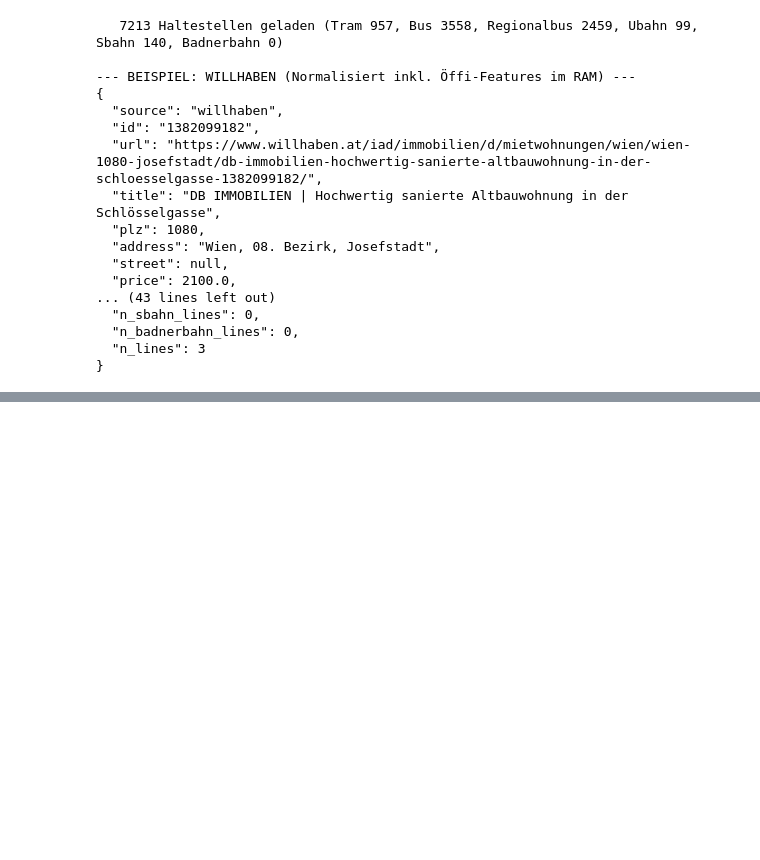
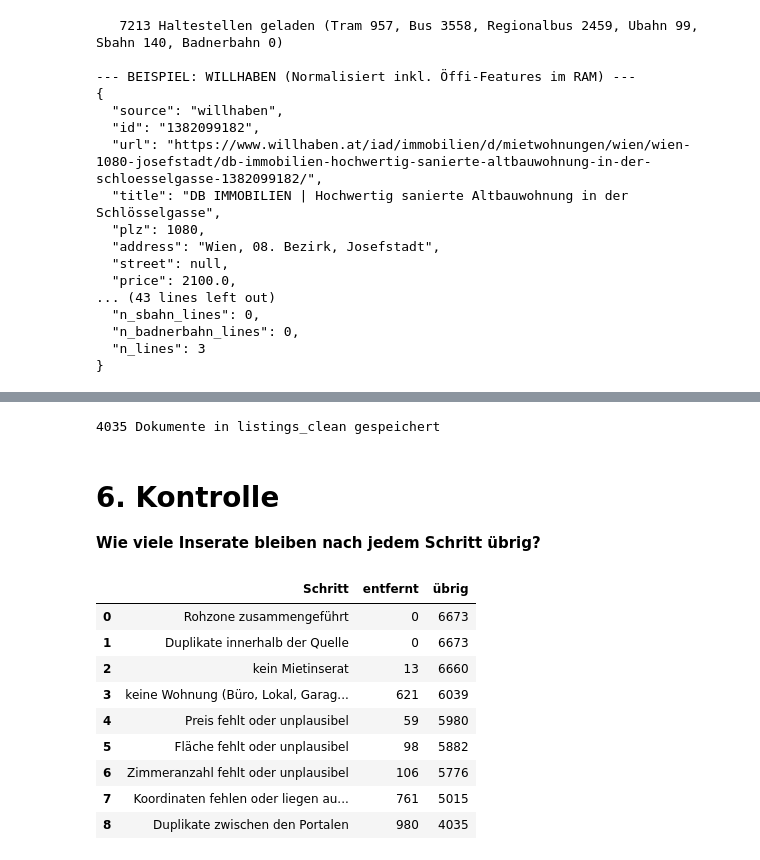
Before and after one commit to Koalabot95/BigDataProjekt, a Jupyter notebook: notebooks/02_data_storage_layer.ipynb, the cells around one changed output, grey strips where cells are left out. Drawn from its saved outputs; the diff is of its cells as text; code cells hidden in the pictures; blank space fills up the shorter version.

```diff
--- a/notebooks/02_data_storage_layer.ipynb
+++ b/notebooks/02_data_storage_layer.ipynb
@@ -293,7 +349,7 @@ def norm_willhaben(r):
         price_val = 0
 
     #Anbieter-Flags definieren
-    is_private = safe_flag(r.get("isPrivate"))
+    is_private = safe_flag(r.get("isprivate"))
     is_commercial = 1 - is_private
     has_rent_key = "rent/per_month_lettings" in r or (0 < price_val < 50000)
     is_rent = 1 if ("/mietwohnungen/" in seo_url_lower or has_rent_key) else 0
@@ -609,0 +772,18 @@ print_first_valid_with_oeffi("immoscout24", db["raw_immoscout24"], norm_immoscou
+# %%
+def build_records():
+    """Liest die Rohzone aus MongoDB und bringt jedes Inserat auf das gemeinsame Schema."""
+    stats = {"kein_rent": 0, "projekt": 0}
+    records = []
+    for source, cfg in SOURCES.items():
+        for doc in db[cfg["collection"]].find({}):
+            rec = norm_willhaben(doc) if source == "willhaben" else norm_immoscout(doc, stats)
+            if rec:
+                rec.update(first_seen=doc.get("first_seen"), last_seen=doc.get("last_seen"), status=doc.get("status"))
+                records.append(rec)
+    print(f"ImmoScout24: {stats['kein_rent']} Nicht-Miet-Inserate und {stats['projekt']} Bauprojekte schon beim Normalisieren aussortiert")
+    return records
+
+
+df = pd.DataFrame(build_records())
+print(f"{len(df)} Inserate aus der Rohzone zusammengeführt")
+print(df.groupby("source")["id"].count().to_string())
@@ -609,0 +992,35 @@ print_first_valid_with_oeffi("immoscout24", db["raw_immoscout24"], norm_immoscou
+# %%
+def to_documents(frame):
+    """DataFrame -> Liste von Dokumenten (fehlende Werte werden zu None, damit MongoDB sie speichern kann)."""
+    cleaned = frame.astype(object).where(frame.notna(), None)
+    docs = cleaned.to_dict("records")
+    for d in docs:
+        d["_id"] = f"{d['source']}:{d['id']}"
+    return docs
+
+
+clean_coll = db["listings_clean"]
+clean_coll.delete_many({})
+clean_coll.insert_many(to_documents(df))
+clean_coll.create_index([("bezirk", 1), ("status", 1)])
+clean_coll.create_index([("source", 1)])
+print(f"{clean_coll.count_documents({})} Dokumente in listings_clean gespeichert")
+# %% [output]
+4035 Dokumente in listings_clean gespeichert
+# %% [markdown]
+# 6. Kontrolle
+
+**Wie viele Inserate bleiben nach jedem Schritt übrig?**
+# %%
+pd.DataFrame(funnel)
+# %% [output]
+|  | Schritt | entfernt | übrig |
+| 0 | Rohzone zusammengeführt | 0 | 6673 |
+| 1 | Duplikate innerhalb der Quelle | 0 | 6673 |
+| 2 | kein Mietinserat | 13 | 6660 |
+| 3 | keine Wohnung (Büro, Lokal, Garag... | 621 | 6039 |
+| 4 | Preis fehlt oder unplausibel | 59 | 5980 |
+| 5 | Fläche fehlt oder unplausibel | 98 | 5882 |
+| 6 | Zimmeranzahl fehlt oder unplausibel | 106 | 5776 |
+| 7 | Koordinaten fehlen oder liegen au... | 761 | 5015 |
+| 8 | Duplikate zwischen den Portalen | 980 | 4035 |
```
Also changed, not shown: parts of 27 cells of this notebook, 8 other files.
